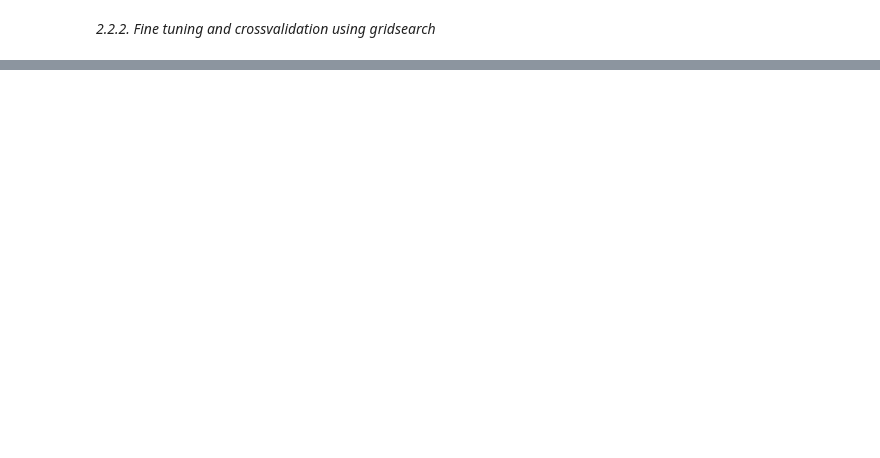
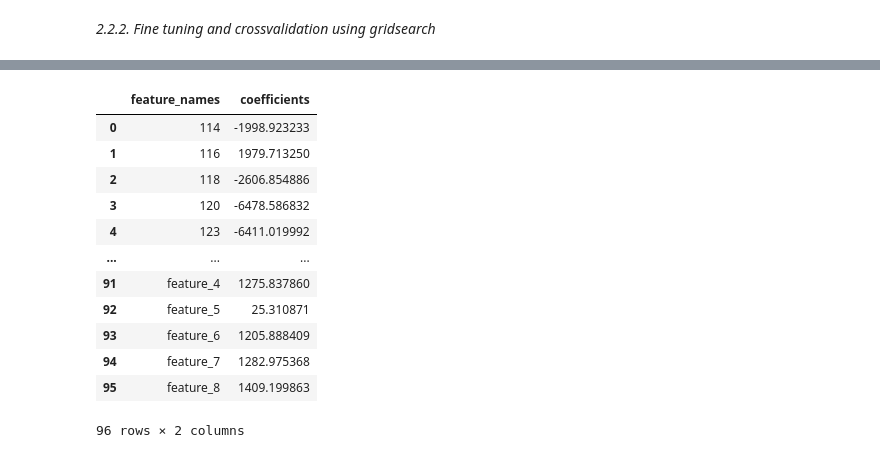
Before and after one commit to Mauvois/checkpoint_1, a Jupyter notebook: checkpoint1_MAUVOIS.ipynb, the cells around one changed output, grey strips where cells are left out. Saved outputs shown, nothing was run; the diff lists cells and outputs as text; code cells hidden in the pictures; blank space fills up the shorter version.

```diff
--- a/checkpoint1_MAUVOIS.ipynb
+++ b/checkpoint1_MAUVOIS.ipynb
@@ -407,0 +455,16 @@ Root Mean Square Error: 5959
+# %%
+feature_importance1
+# %% [output]
+|  | feature_names | coefficients |
+| 0 | 114 | -1998.923233 |
+| 1 | 116 | 1979.713250 |
+| 2 | 118 | -2606.854886 |
+| 3 | 120 | -6478.586832 |
+| 4 | 123 | -6411.019992 |
+| ... | ... | ... |
+| 91 | feature_4 | 1275.837860 |
+| 92 | feature_5 | 25.310871 |
+| 93 | feature_6 | 1205.888409 |
+| 94 | feature_7 | 1282.975368 |
+| 95 | feature_8 | 1409.199863 |
+96 rows × 2 columns
```
Also changed, not shown: parts of 20 cells of this notebook.
